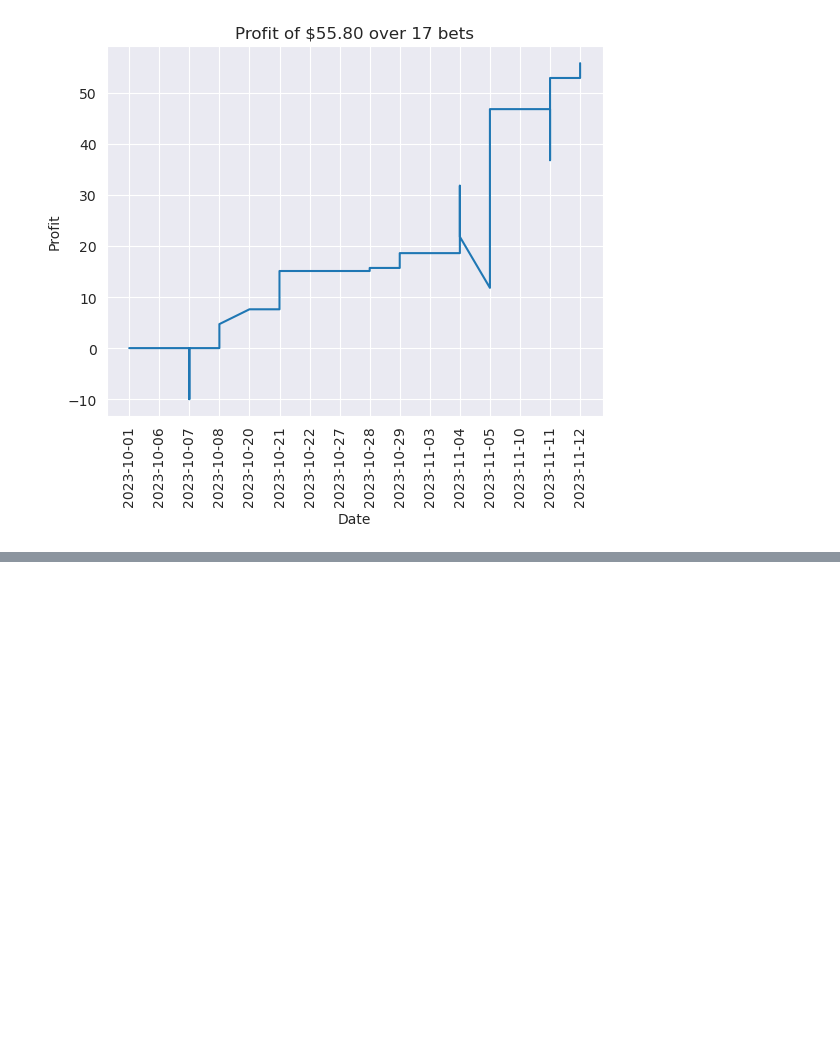
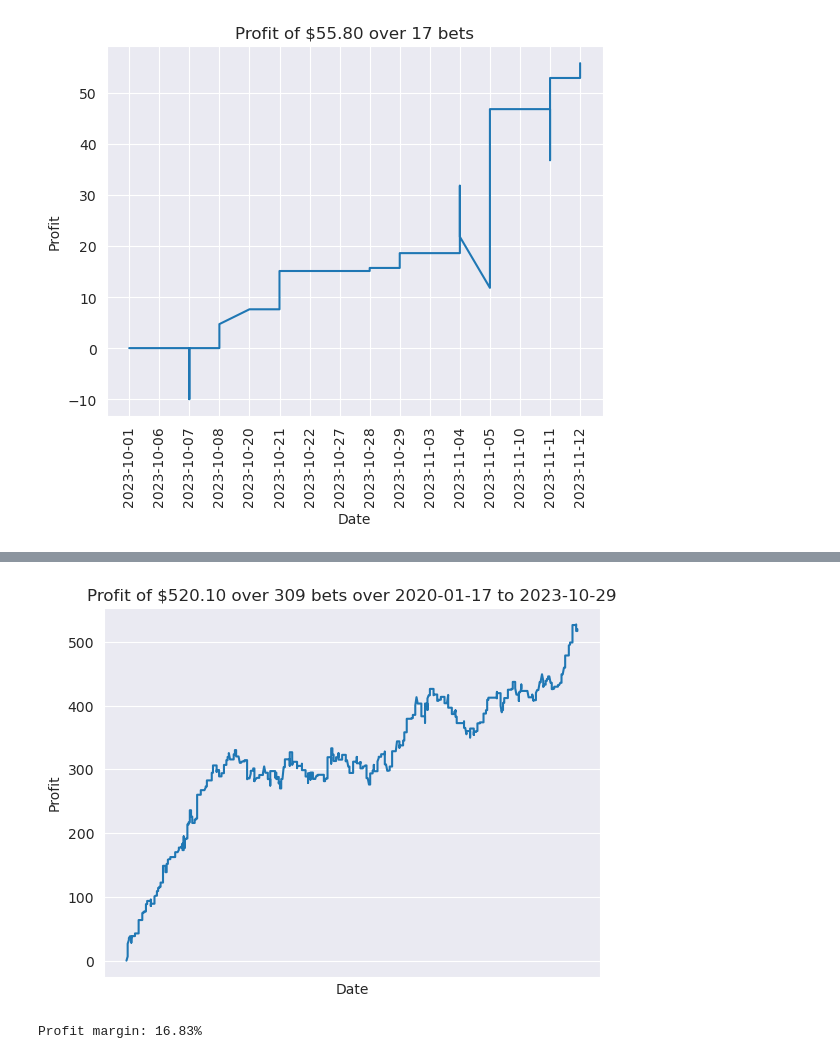
Before and after one commit to stoyanK7/football-prediction, a Jupyter notebook: notebooks/011-profitability.ipynb, the cells around one changed output, grey strips where cells are left out. Cells and saved outputs as stored; diff of their text form; code cells hidden in the pictures; blank space fills up the shorter version.

Commit message:
retest model more-accurately

```diff
--- a/notebooks/011-profitability.ipynb
+++ b/notebooks/011-profitability.ipynb
@@ -166,0 +284,3 @@ plt.show()
+# %%
+merged_df2 = pd.merge(matches_df2, odds_df, on='key', how='left')
+merged_df2.head()
@@ -166,0 +295,24 @@ plt.show()
+# %%
+merged_df2.sort_values(by='info_date', inplace=True)
+# %%
+def lam(x, bet=5):
+    predicted_home_win = x['prediction_x'] == 1
+    actual_home_win = x['actual_x'] == 1
+    predicted_away_loss = x['prediction_y'] == 0
+    actual_away_loss = x['actual_y'] == 0
+    actual_away_win = x['actual_y'] == 1
+    if actual_home_win and predicted_home_win and actual_away_loss and predicted_away_loss:
+        if x['info_venue_x'] == 'Home':
+            return x['b365h'] * bet - bet
+        else:
+            return x['b365a'] * bet - bet
+    elif not actual_home_win and predicted_home_win and actual_away_win and predicted_away_loss:
+        return -bet
+    else:
+        return 0
+
+merged_df2.insert(0,'profit',0)
+merged_df2['profit'] = merged_df2.apply(
+    lambda x: lam(x, 10),
+    axis=1
+)
@@ -166,0 +327,26 @@ plt.show()
+# %%
+import matplotlib.pyplot as plt
+import seaborn as sns
+
+bets_placed = merged_df2['profit'].ne(0).sum()
+profit = merged_df2['profit'].sum()
+earliest_date = merged_df2['info_date'].min()
+latest_date = merged_df2['info_date'].max()
+sns.set_style('darkgrid')
+plt.locator_params(axis='x', nbins=0)
+plt.plot(merged_df2['info_date'], merged_df2['profit'].cumsum())
+plt.xticks([])
+
+plt.title(f'Profit of ${profit:.2f} over {bets_placed} bets over {earliest_date} to {latest_date}')
+plt.xlabel('Date')
+plt.ylabel('Profit')
+plt.show()
+# %% [output]
+[figure, added]
+# %%
+# calculate profit margins for the model
+bet_amount = 10
+profit_margin = profit / (bets_placed * bet_amount) * 100
+print(f'Profit margin: {profit_margin:.2f}%')
+# %% [output]
+Profit margin: 16.83%
```
Also changed, not shown: parts of 8 cells of this notebook.
